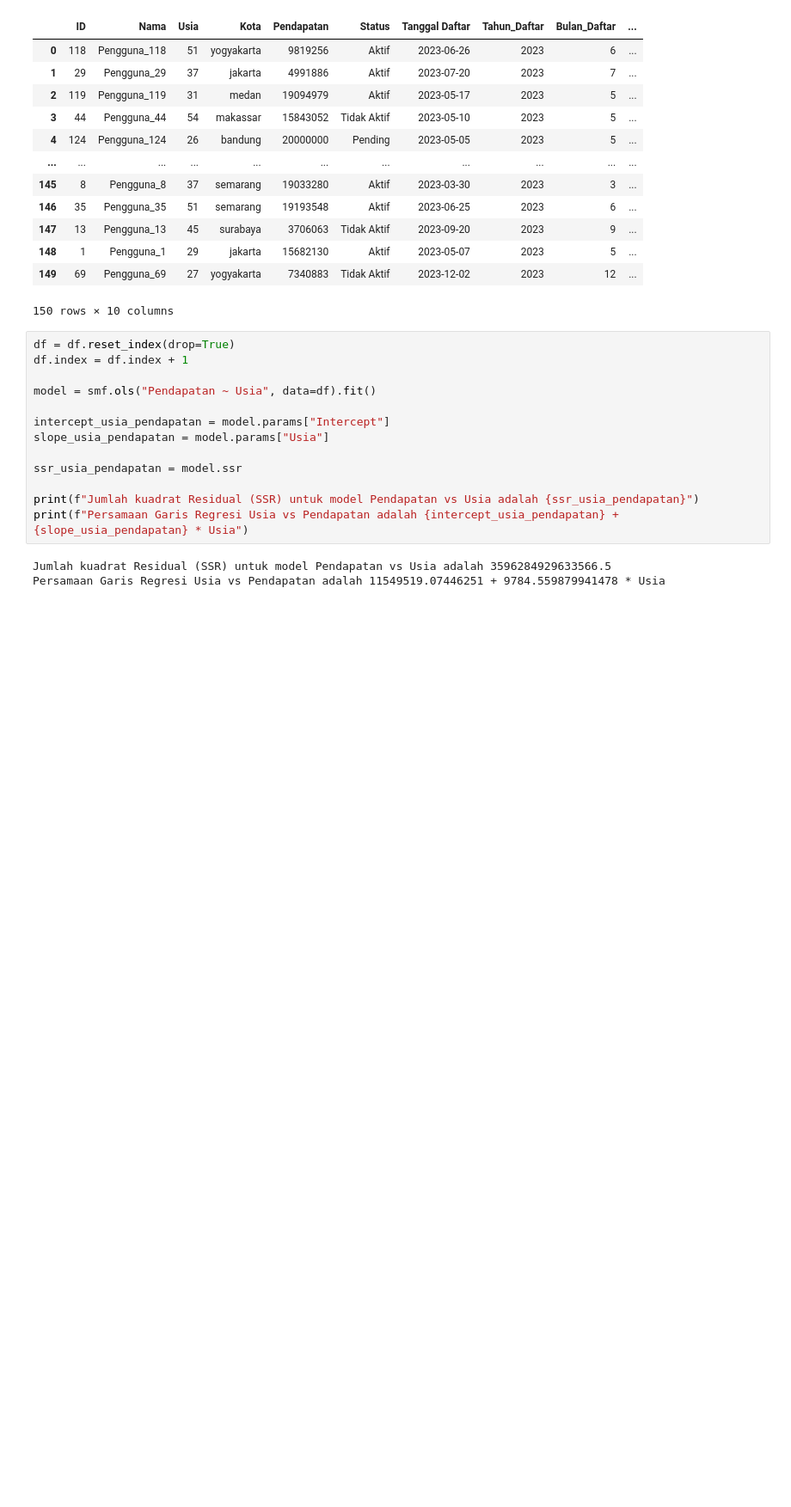
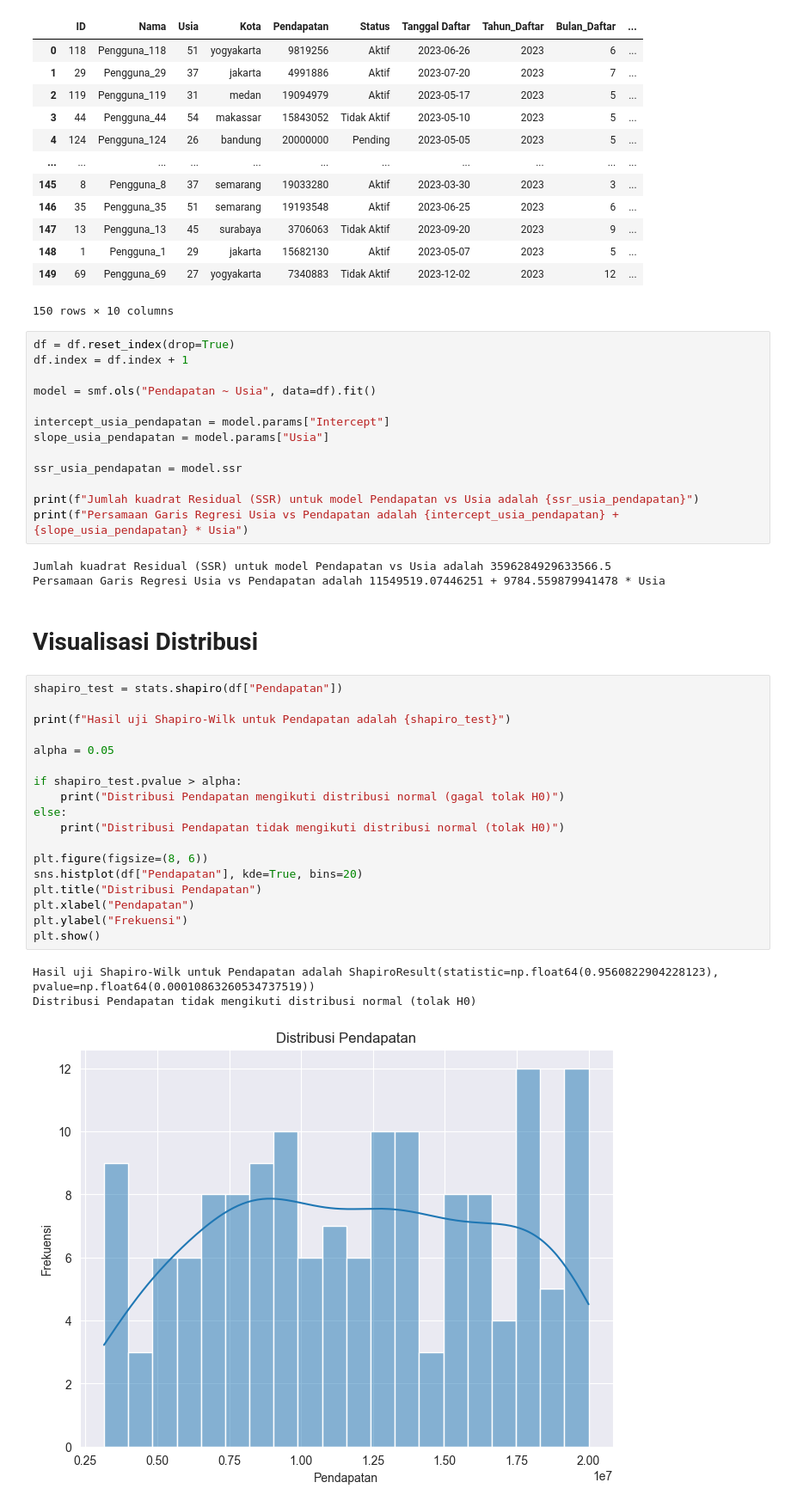
Before and after one commit to sttnf/eda, a Jupyter notebook: PERTEMUAN 6/main.ipynb, the cells around one changed output. Shown at 86% size. Saved outputs shown, nothing was run; the diff lists cells and outputs as text; blank space fills up the shorter version.

Commit message:
feat: add regression analysis and distribution visualization for income data

```diff
--- a/PERTEMUAN 6/main.ipynb
+++ b/PERTEMUAN 6/main.ipynb
@@ -37,3 +40,27 @@ print(f"Persamaan Garis Regresi Usia vs Pendapatan adalah {intercept_usia_pendap
 # %% [output]
 Jumlah kuadrat Residual (SSR) untuk model Pendapatan vs Usia adalah 3596284929633566.5
 Persamaan Garis Regresi Usia vs Pendapatan adalah 11549519.07446251 + 9784.559879941478 * Usia
+# %% [markdown]
+# Visualisasi Distribusi
+# %%
+shapiro_test = stats.shapiro(df["Pendapatan"])
+
+print(f"Hasil uji Shapiro-Wilk untuk Pendapatan adalah {shapiro_test}")
+
+alpha = 0.05
+
+if shapiro_test.pvalue > alpha:
+    print("Distribusi Pendapatan mengikuti distribusi normal (gagal tolak H0)")
+else:
+    print("Distribusi Pendapatan tidak mengikuti distribusi normal (tolak H0)")
+
+plt.figure(figsize=(8, 6))
+sns.histplot(df["Pendapatan"], kde=True, bins=20)
+plt.title("Distribusi Pendapatan")
+plt.xlabel("Pendapatan")
+plt.ylabel("Frekuensi")
+plt.show()
+# %% [output]
+Hasil uji Shapiro-Wilk untuk Pendapatan adalah ShapiroResult(statistic=np.float64(0.9560822904228123), pvalue=np.float64(0.00010863260534737519))
+Distribusi Pendapatan tidak mengikuti distribusi normal (tolak H0)
+[figure, added]
```
Also changed, not shown: parts of 1 cell of this notebook.
